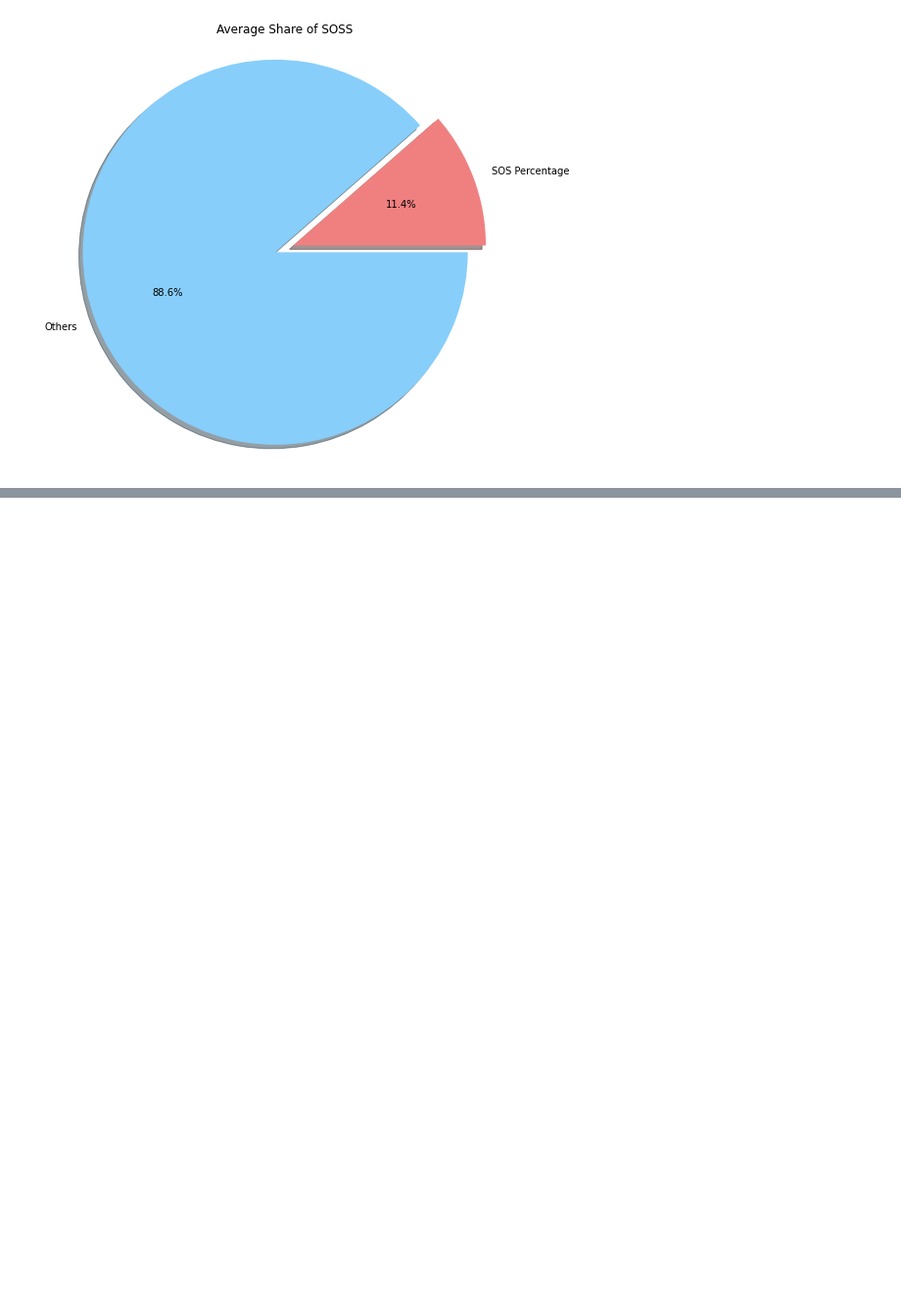
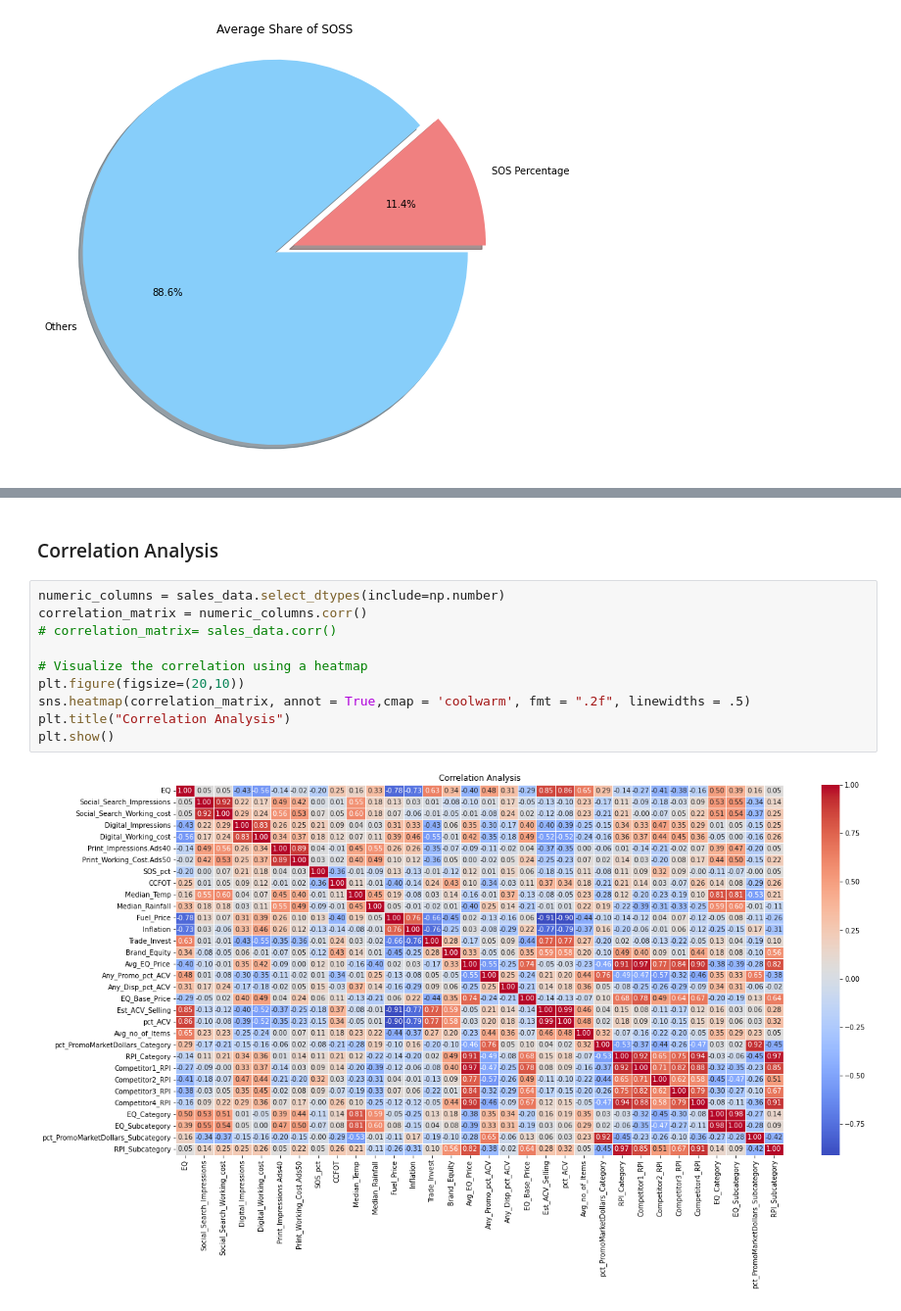
Before and after one commit to Edna722/Atote-Sales-Parctice-Tool-Analysis2, a Jupyter notebook: Sales Notebook.ipynb, the cells around one changed output, grey strips where cells are left out. Shown at 98% size. Saved outputs shown, nothing was run; the diff lists cells and outputs as text; blank space fills up the shorter version.

```diff
--- a/Sales Notebook.ipynb
+++ b/Sales Notebook.ipynb
@@ -299,0 +320,14 @@ plt.show()
+# %% [markdown]
+### Correlation Analysis
+# %%
+numeric_columns = sales_data.select_dtypes(include=np.number)
+correlation_matrix = numeric_columns.corr()
+# correlation_matrix= sales_data.corr()
+
+# Visualize the correlation using a heatmap
+plt.figure(figsize=(20,10))
+sns.heatmap(correlation_matrix, annot = True,cmap = 'coolwarm', fmt = ".2f", linewidths = .5)
+plt.title("Correlation Analysis")
+plt.show()
+# %% [output]
+[figure, added]
```
Also changed, not shown: parts of 4 cells of this notebook, 1 other file.
